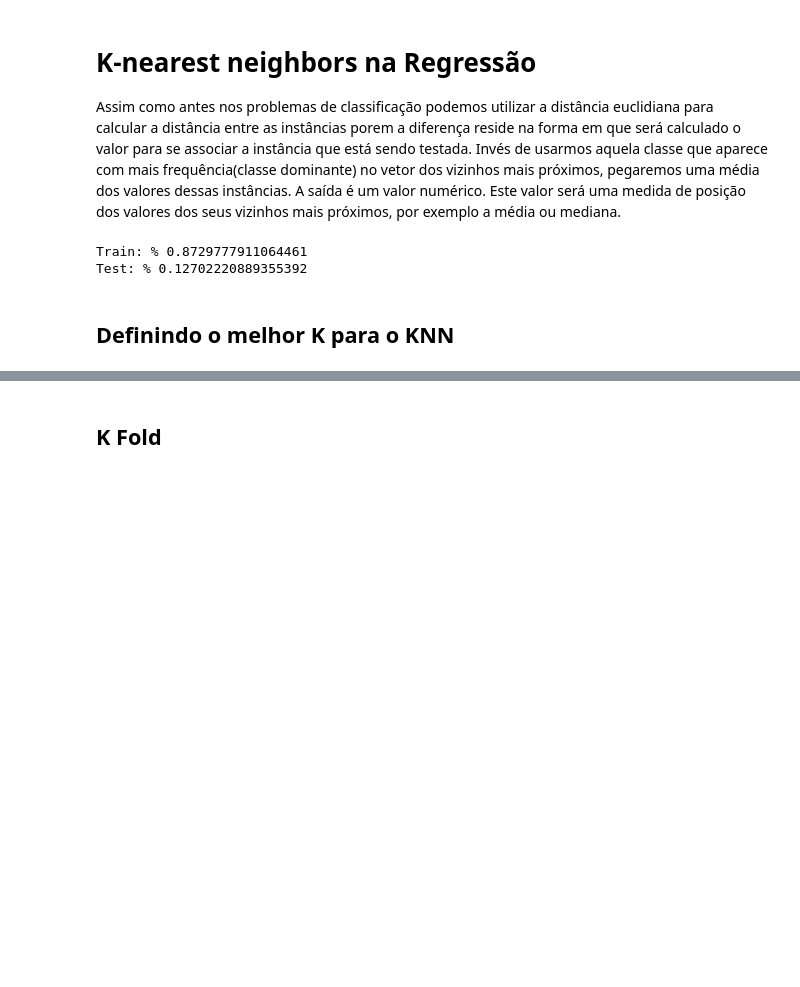
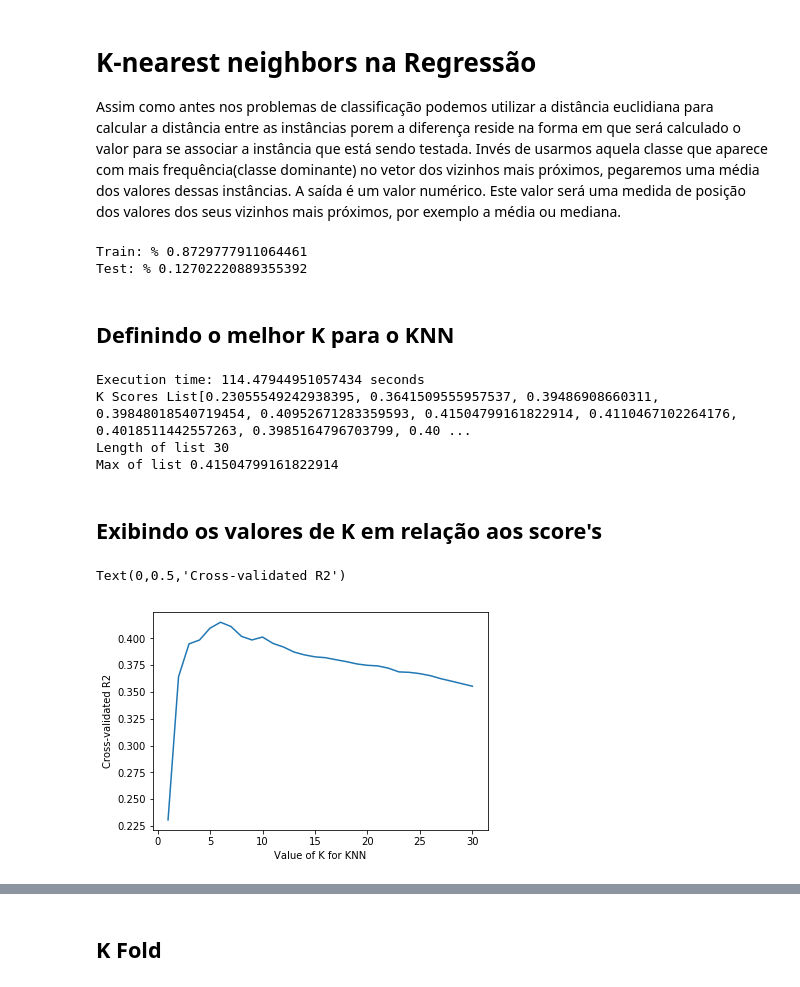
Before and after one commit to Machine-Learning-FGA/BlogFeedback, a Jupyter notebook: models/withfrequentwords/Blog FeedBack Train-frequent word + KnnRegressor.ipynb, the cells around one changed output, grey strips where cells are left out. Cells and saved outputs as stored; diff of their text form; code cells hidden in the pictures; blank space fills up the shorter version.

```diff
--- a/models/withfrequentwords/Blog FeedBack Train-frequent word + KnnRegressor.ipynb
+++ b/models/withfrequentwords/Blog FeedBack Train-frequent word + KnnRegressor.ipynb
@@ -22,3 +22,52 @@ Train: % 0.8729777911064461
 Test: % 0.12702220889355392
 # %% [markdown]
 ## Definindo o melhor K para o KNN
+# %%
+from sklearn.neighbors import KNeighborsRegressor
+from sklearn.model_selection import cross_val_score
+import time
+
+init = time.time() # initial time point
+
+# Search for an optimal value of K for KNN
+
+# range of k we want to try
+k_range = range(1, 31)
+# empty list to store scores
+k_scores = []
+
+# 1. we will loop through reasonable values of k
+for k in k_range:
+    # 2. run KNeighborsRegressor with k neighbours
+    knn = KNeighborsRegressor(n_neighbors=k)
+    # 3. obtain cross_val_score for KNeighborsRegressor with k neighbours
+    scores = cross_val_score(knn, x_test, y_test, cv=10, scoring='r2')
+    # 4. append mean of scores for k neighbors to k_scores list
+    k_scores.append(scores.mean())
+
+
+print('Execution time: {} seconds'.format(str(time.time() - init)))
+print('K Scores List' + str(k_scores))
+
+print('Length of list', len(k_scores))
+print('Max of list', max(k_scores))
+# %% [output]
+Execution time: 114.47944951057434 seconds
+K Scores List[0.23055549242938395, 0.3641509555957537, 0.39486908660311, 0.39848018540719454, 0.40952671283359593, 0.41504799161822914, 0.4110467102264176, 0.4018511442557263, 0.3985164796703799, 0.40 ...
+Length of list 30
+Max of list 0.41504799161822914
+# %% [markdown]
+## Exibindo os valores de K em relação aos score's
+# %%
+# plot how score changes as we vary k
+import matplotlib.pyplot as plt
+%matplotlib inline
+
+# plot the value of K for KNN (x-axis) versus the r2 cross-validated (y-axis)
+# plt.plot(x_axis, y_axis)
+plt.plot(k_range, k_scores)
+plt.xlabel('Value of K for KNN') # Set x label
+plt.ylabel('Cross-validated R2') # Set y label
+# %% [output]
+Text(0,0.5,'Cross-validated R2')
+[figure, added]
```
Also changed, not shown: parts of 4 cells of this notebook, 7 other files.
